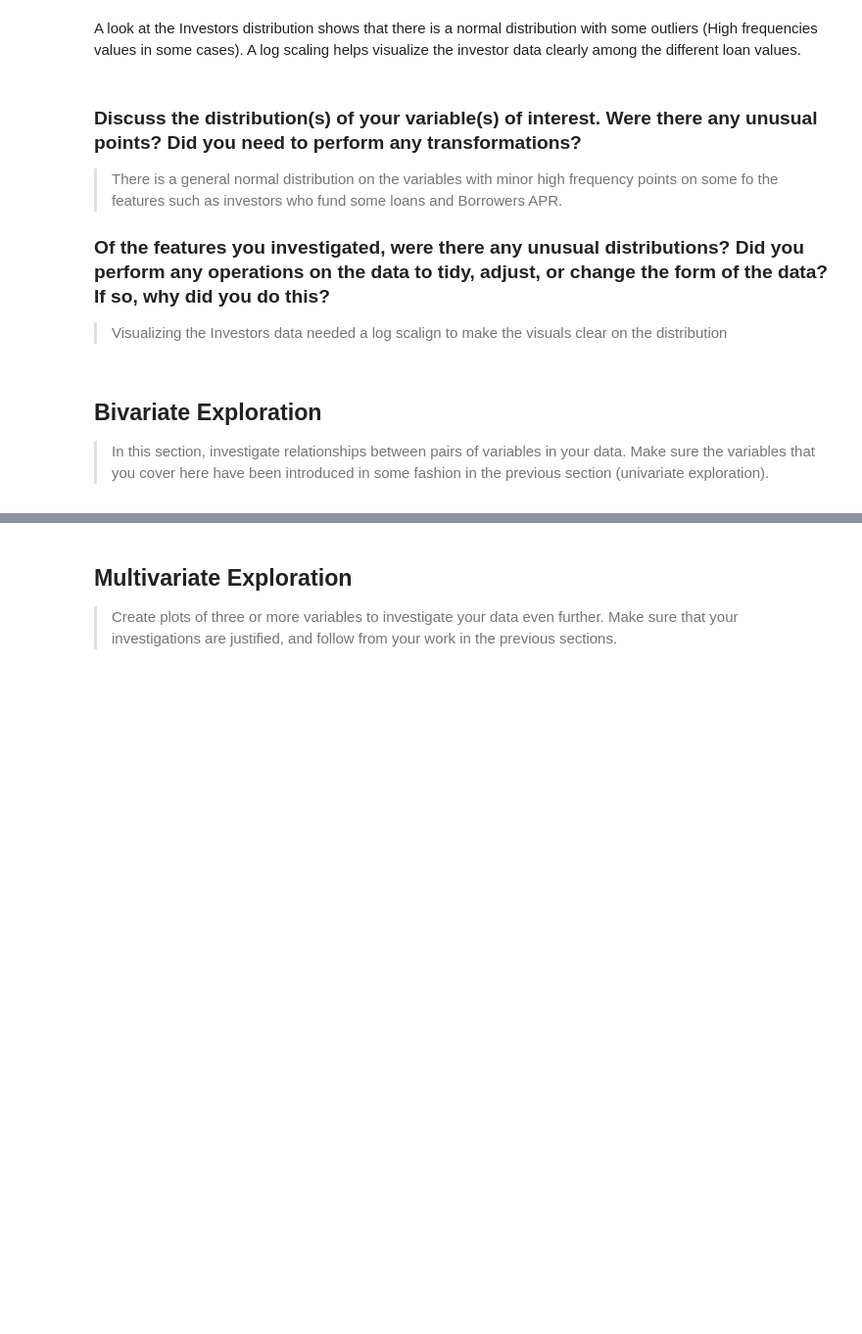
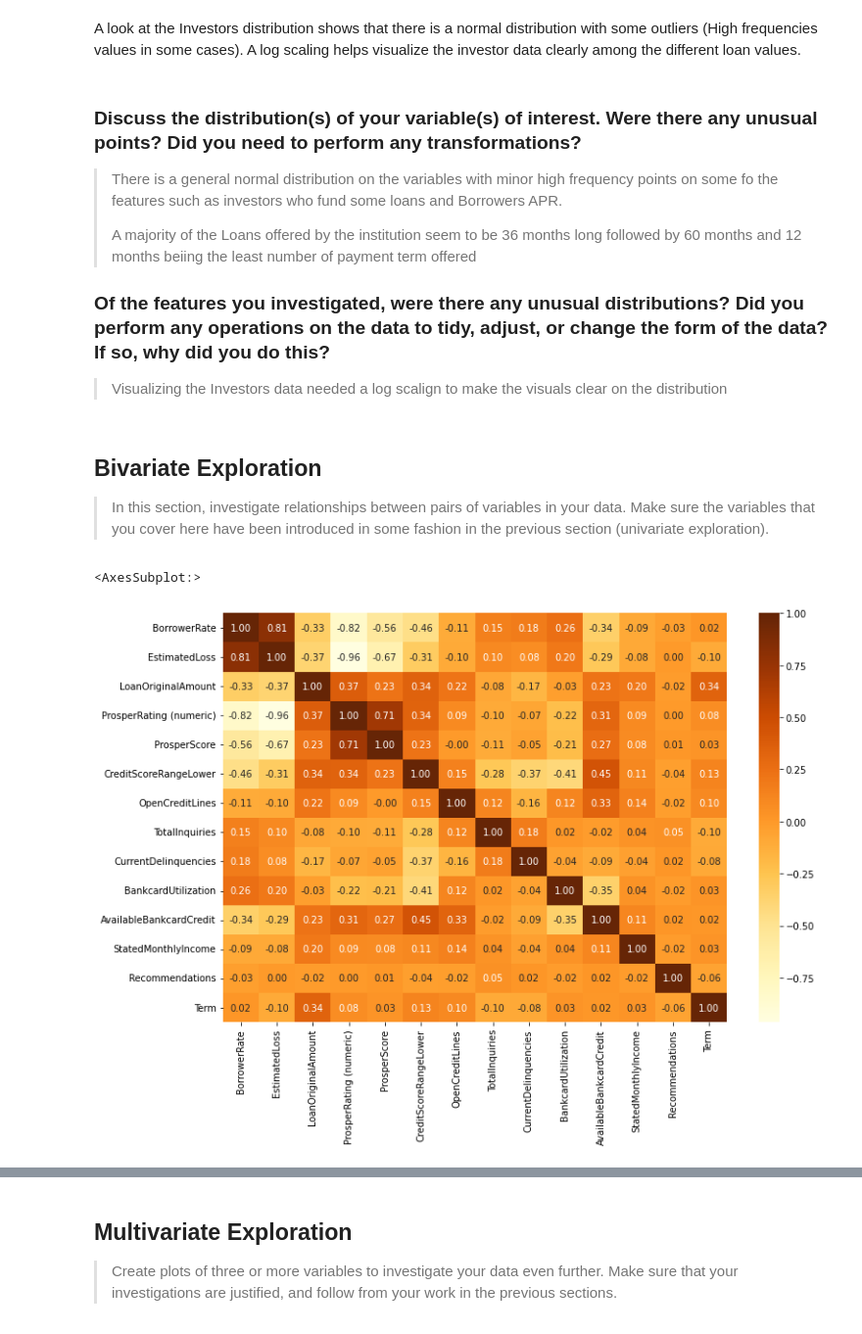
Before and after one commit to 3liud/loan-dataset-exploratoration, a Jupyter notebook: Notebooks/Part_I_exploration_template.ipynb, the cells around one changed output, grey strips where cells are left out. Shown at 98% size. Saved outputs shown, nothing was run; the diff lists cells and outputs as text; code cells hidden in the pictures; blank space fills up the shorter version.

```diff
--- a/Notebooks/Part_I_exploration_template.ipynb
+++ b/Notebooks/Part_I_exploration_template.ipynb
@@ -220,7 +235,8 @@ A look at the Investors distribution shows that there is a normal distribution w
 ### Discuss the distribution(s) of your variable(s) of interest. Were there any unusual points? Did you need to perform any transformations?
 
 > There is a general normal distribution on the variables with minor high frequency points on some fo the features such as investors who fund some loans and Borrowers APR.
-
+>
+> A majority of the Loans offered by the institution seem to be 36 months long followed by 60 months and 12 months beiing the least number of payment term offered
 ### Of the features you investigated, were there any unusual distributions? Did you perform any operations on the data to tidy, adjust, or change the form of the data? If so, why did you do this?
 
 > Visualizing the Investors data needed a log scalign to make the visuals clear on the distribution
@@ -230,3 +246,12 @@ A look at the Investors distribution shows that there is a normal distribution w
 > In this section, investigate relationships between pairs of variables in your
 data. Make sure the variables that you cover here have been introduced in some
 fashion in the previous section (univariate exploration).
+# %%
+numeric_cols = ['BorrowerRate', 'EstimatedLoss', 'LoanOriginalAmount','ProsperRating (numeric)','ProsperScore','CreditScoreRangeLower','OpenCreditLines',
+                  'ListingCreationDate','TotalInquiries','CurrentDelinquencies', 'BankcardUtilization',
+                  'AvailableBankcardCredit','IncomeRange','StatedMonthlyIncome','Recommendations','Term']
+plt.figure(figsize=(12,8))
+sb.heatmap(ploans[numeric_cols].corr(), xticklabels=True, yticklabels=True, annot=True, fmt = '.2f', cmap = 'YlOrBr', center=0)
+# %% [output]
+<AxesSubplot:>
+[figure, added]
```
Also changed, not shown: parts of 18 cells of this notebook.
